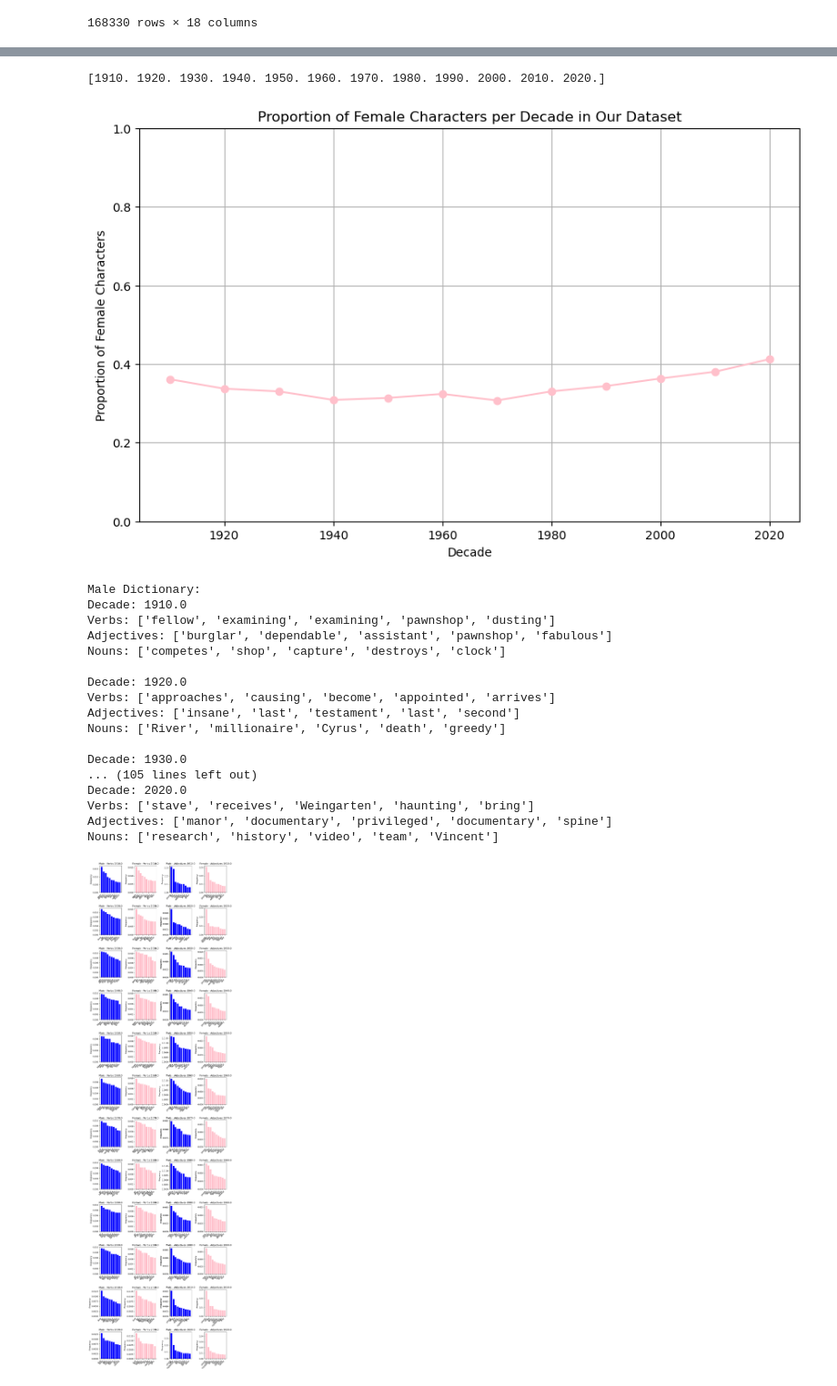
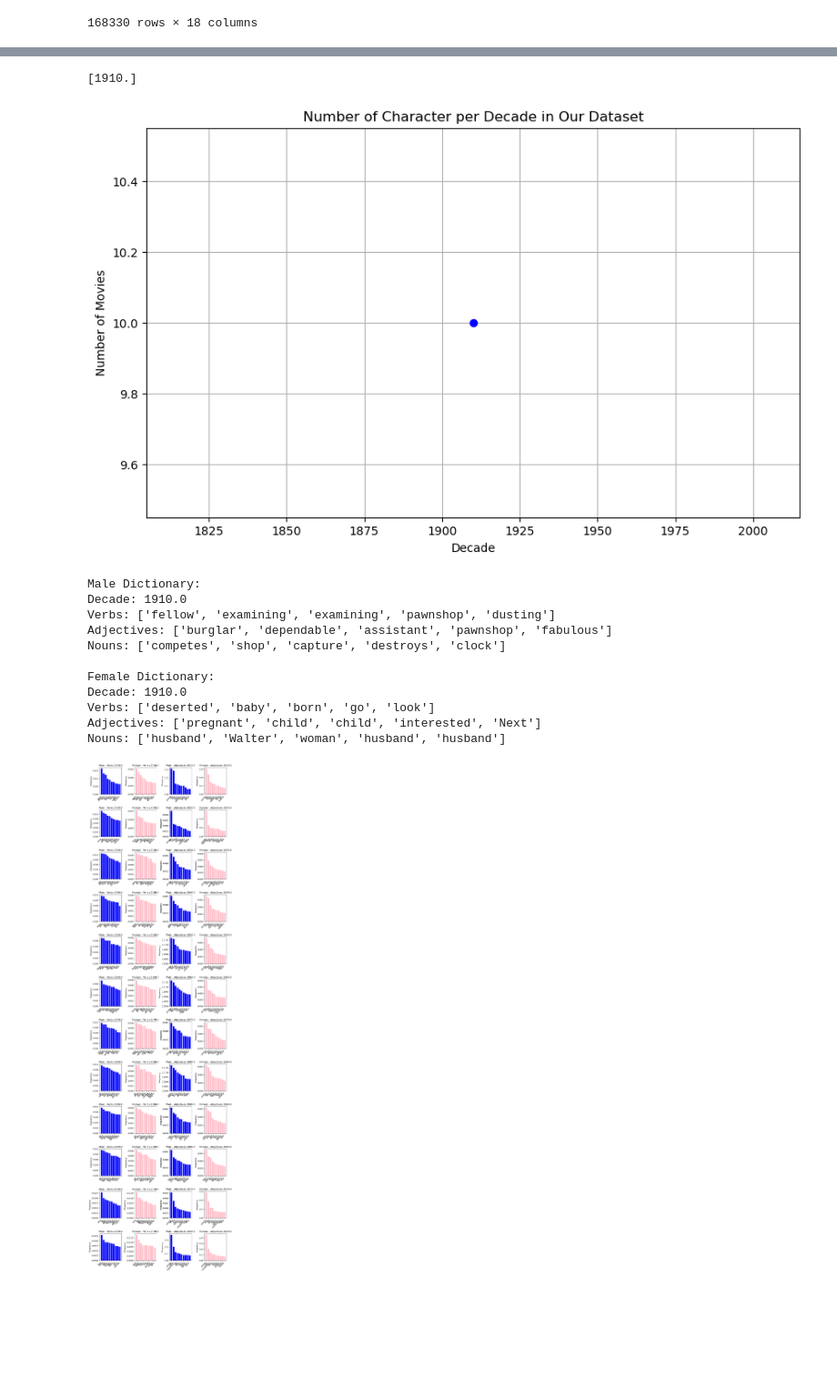
Before and after one commit to epfl-ada/ada-2023-project-badabob, a Jupyter notebook: personas_analysis.ipynb, the cells around one changed output, grey strips where cells are left out. Shown at 91% size. Saved outputs shown, nothing was run; the diff lists cells and outputs as text; code cells hidden in the pictures; blank space fills up the shorter version.

```diff
--- a/personas_analysis.ipynb
+++ b/personas_analysis.ipynb
@@ -75,3 +100,15 @@ display(final_personas_df)
 # %%
 # sort the rows to have decades in ascending orders
 final_personas_df = final_personas_df.sort_values(by='decade')
+# %%
+# Initialize the lemmatizer
+lemmatizer = WordNetLemmatizer()
+
+# Lemmatize the 'Verbs' column
+final_personas_df['Verbs'] = final_personas_df['Verbs'].apply(lambda x: [' '.join([lemmatizer.lemmatize(word) for word in word_tokenize(sentence)]) for sentence in x])
+
+# Lemmatize the 'Adjectives' column
+final_personas_df['Adjectives'] = final_personas_df['Adjectives'].apply(lambda x: [' '.join([lemmatizer.lemmatize(word) for word in word_tokenize(sentence)]) for sentence in x])
+
+# Lemmatize the 'Nouns' column
+final_personas_df['Nouns'] = final_personas_df['Nouns'].apply(lambda x: [' '.join([lemmatizer.lemmatize(word) for word in word_tokenize(sentence)]) for sentence in x])
@@ -79,26 +130,26 @@ final_personas_df = final_personas_df.sort_values(by='decade')
 unique_decades = final_personas_df['decade'].unique() # control the order of the decades
 print(unique_decades)
 # %% [output]
-[1910. 1920. 1930. 1940. 1950. 1960. 1970. 1980. 1990. 2000. 2010. 2020.]
+[1910.]
 # %%
 # group the movies by year
 #characters_data['release_date'] = pd.to_datetime(characters_data['release_date'])
 personas_by_decade = final_personas_df.groupby(final_personas_df['decade'])
+count_per_decade = personas_by_decade.size()
 
 # Calculate the proportion of men and women per year
-proportion_female = personas_by_decade['actor_gender'].apply(lambda x: (x == 'F').sum() / len(x))
-proportion_male = 1 - proportion_female
+#proportion_female = personas_by_decade['actor_gender'].apply(lambda x: (x == 'F').sum() / len(x))
+#proportion_male = 1 - proportion_female
 
 plt.figure(figsize=(10, 6))
-proportion_female.plot(kind='line', color='pink', marker='o')
-plt.title('Proportion of Female Characters per Decade in Our Dataset')
+count_per_decade.plot(kind='line', color='blue', marker='o')
+plt.title('Number of Character per Decade in Our Dataset')
 plt.xlabel('Decade')
-plt.ylabel('Proportion of Female Characters')
-plt.ylim(0, 1)  # Set y-axis limits from 0 to 1
+plt.ylabel('Number of Movies')
 plt.grid(True)
 plt.show()
 # %% [output]
-[figure, old version]
+[figure, new version]
 # %%
 def create_gender_dictionaries(df):
     # Initialize dictionaries for male and female characters
@@ -161,17 +212,11 @@ Verbs: ['fellow', 'examining', 'examining', 'pawnshop', 'dusting']
 Adjectives: ['burglar', 'dependable', 'assistant', 'pawnshop', 'fabulous']
 Nouns: ['competes', 'shop', 'capture', 'destroys', 'clock']
 
-Decade: 1920.0
-Verbs: ['approaches', 'causing', 'become', 'appointed', 'arrives']
-Adjectives: ['insane', 'last', 'testament', 'last', 'second']
-Nouns: ['River', 'millionaire', 'Cyrus', 'death', 'greedy']
-
-Decade: 1930.0
-... (105 lines left out)
-Decade: 2020.0
-Verbs: ['stave', 'receives', 'Weingarten', 'haunting', 'bring']
-Adjectives: ['manor', 'documentary', 'privileged', 'documentary', 'spine']
-Nouns: ['research', 'history', 'video', 'team', 'Vincent']
+Female Dictionary:
+Decade: 1910.0
+Verbs: ['deserted', 'baby', 'born', 'go', 'look']
+Adjectives: ['pregnant', 'child', 'child', 'interested', 'Next']
+Nouns: ['husband', 'Walter', 'woman', 'husband', 'husband']
 # %%
 def calculate_word_frequencies(dictionary):
     # Initialize a dictionary for each category (Verbs, Adjectives, Nouns)
```
Also changed, not shown: parts of 10 cells of this notebook.
